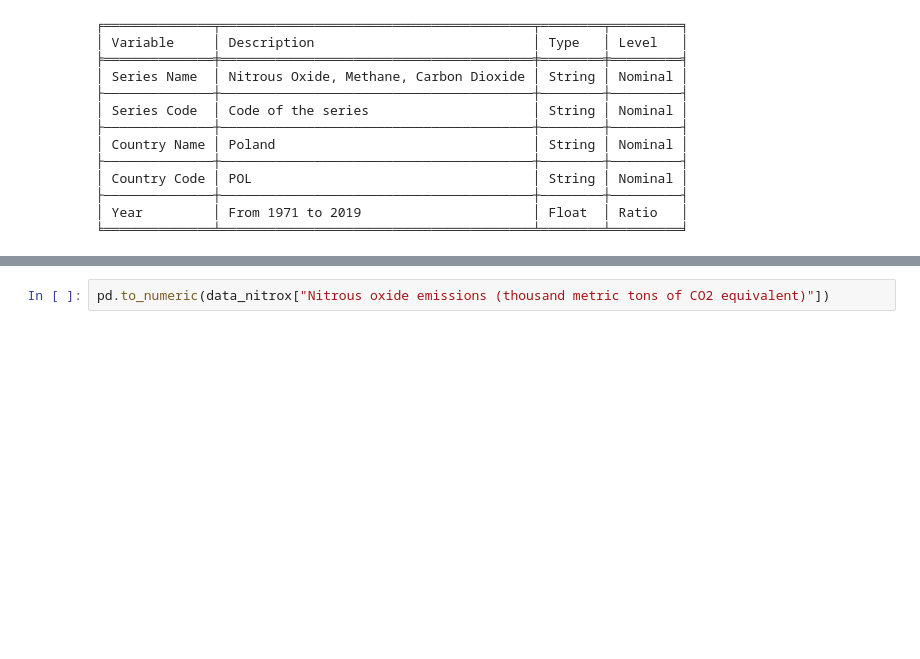
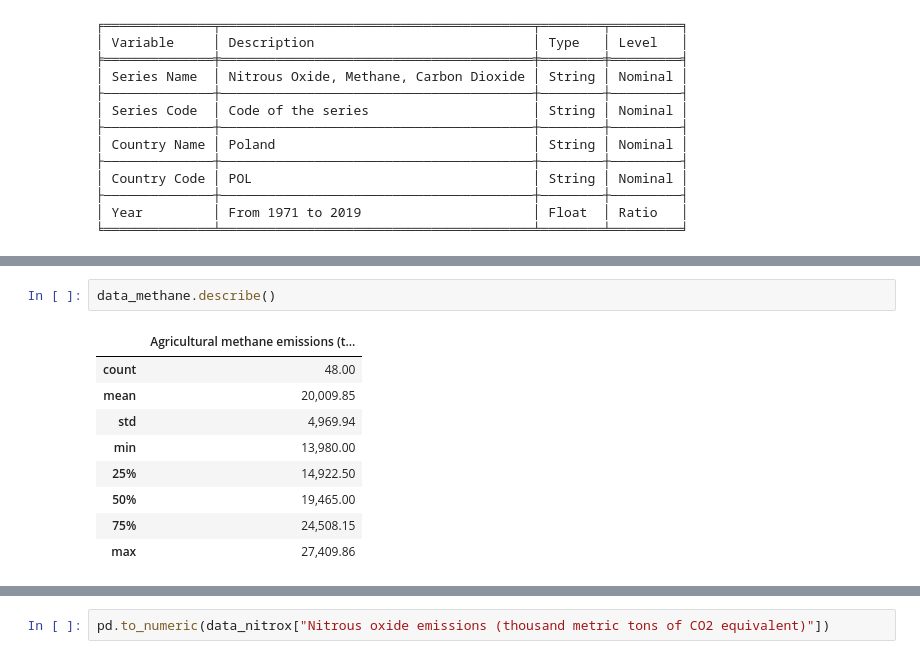
Before and after one commit to Alejandro-github-mx/statistics-projects, a Jupyter notebook: 2022-02-28-statistics-homework-FoodCC-Poland.ipynb, the cells around one changed output, grey strips where cells are left out. Saved outputs shown, nothing was run; the diff lists cells and outputs as text; blank space fills up the shorter version.

```diff
--- a/2022-02-28-statistics-homework-FoodCC-Poland.ipynb
+++ b/2022-02-28-statistics-homework-FoodCC-Poland.ipynb
@@ -440,0 +466,12 @@ print(tabulate(vars_ghg_charact, headers="firstrow", tablefmt="fancy_grid"))
+# %%
+data_methane.describe()
+# %% [output]
+|  | Agricultural methane emissions (t... |
+| count | 48.00 |
+| mean | 20,009.85 |
+| std | 4,969.94 |
+| min | 13,980.00 |
+| 25% | 14,922.50 |
+| 50% | 19,465.00 |
+| 75% | 24,508.15 |
+| max | 27,409.86 |
```
Also changed, not shown: parts of 9 cells of this notebook, 1 other file.
